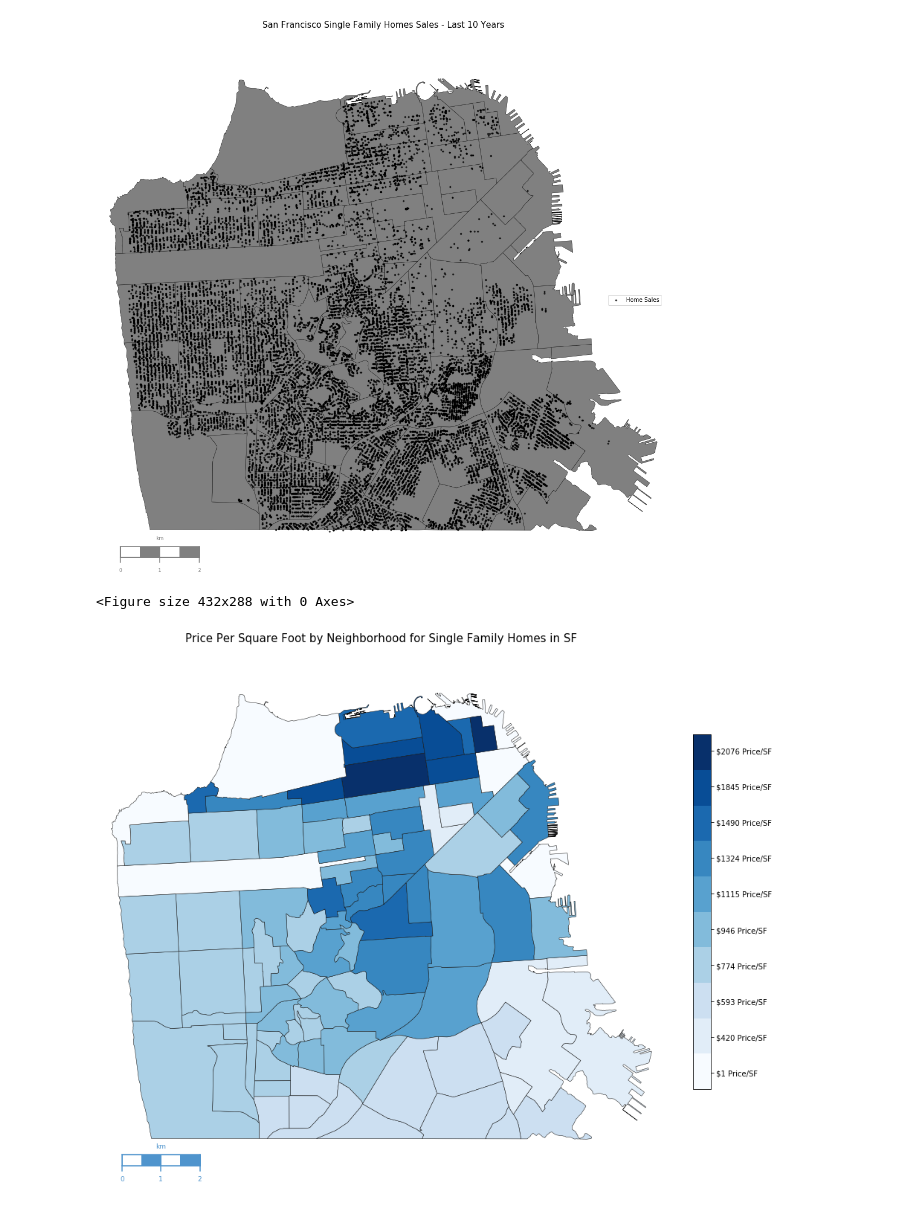
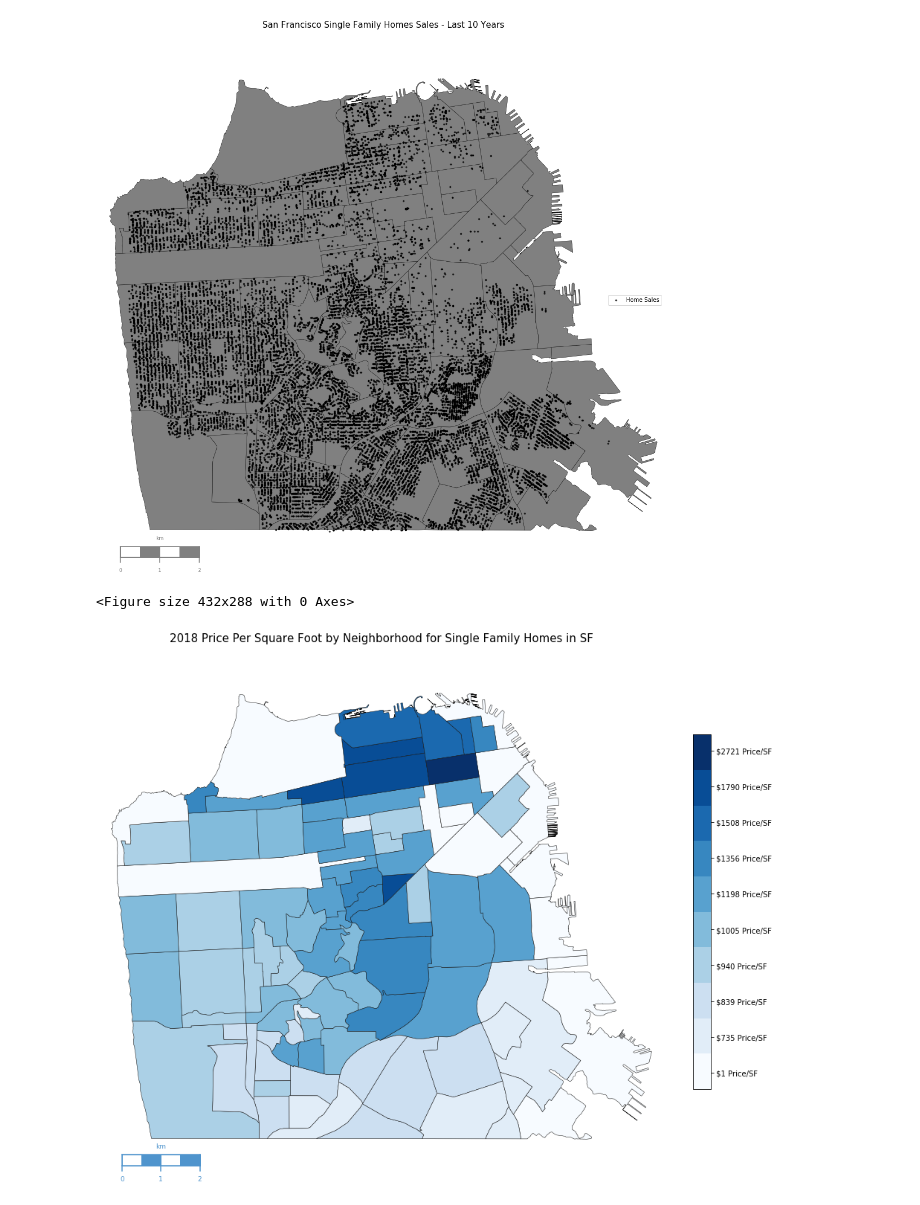
Before and after one commit to Ahdeny/SF_Real_Estate_Project, a Jupyter notebook: SF Map Code Master.ipynb, the cells around one changed output. Saved outputs shown, nothing was run; the diff lists cells and outputs as text; code cells hidden in the pictures.

```diff
--- a/SF Map Code Master.ipynb
+++ b/SF Map Code Master.ipynb
@@ -111,8 +111,11 @@ dtype: object
 # %%
 # Fill sf zero values with the average sf by bedroom
 averagesf_data = temp_data.groupby('beds').sf.mean()
-temp_data.loc[(temp_data['sf'] == 0) & temp_data['beds'] == 0, 'sf'] = averagesf_data.loc[0]
 
-x = temp_data[temp_data['beds'] == 0]
+# Use average sf by bedroom for each 0 value in each bedroom group
+for i in range(0, 9):
+  temp_data.loc[(temp_data['sf'] == 0) & (temp_data['beds'] == i), 'sf'] = averagesf_data.loc[i]
 
-x.head()
+# Use 10,000sf for anything over 9 bedrooms
+temp_data.loc[temp_data['sf'] == 0, 'sf'] = 10000
+temp_data = temp_data.astype({'sf': int})
@@ -151,7 +147,7 @@ year_subset.head(5)
 | 61 | -122.468070 | 37.774097 | 758 10th Ave, San Francisco, CA 9... | San Francisco | CA | 758 | 10th | NaN | ... |
 # %%
 # Create summary data by neighborhood
-neighborhood_data = pd.DataFrame({'price_sf': sf_data.groupby('subdist_no').apply(
+neighborhood_data = pd.DataFrame({'price_sf': year_subset.groupby('subdist_no').apply(
                                    lambda x: sum(x['sale_price'])/sum(x['sf']))})
 
 # Initialize the neighborhoods that have no data
@@ -355,32 +351,32 @@ def colorbar_index(ncolors, cmap, labels=None, **kwargs):
 def cmap_discretize(cmap, N):
     if type(cmap) == str:
         cmap = get_cmap(cmap)
     colors_i = np.concatenate((np.linspace(0, 1., N), (0., 0., 0., 0.)))
     colors_rgba = cmap(colors_i)
     indices = np.linspace(0, 1., N + 1)
     cdict = {}
     for ki, key in enumerate(('red', 'green', 'blue')):
         cdict[key] = [(indices[i], colors_rgba[i - 1, ki], colors_rgba[i, ki]) for i in range(N + 1)]
     return LinearSegmentedColormap(cmap.name + "_%d" % N, cdict, 1024)
 
 #Add a color bar
 cb = colorbar_index(ncolors=len(jenks_labels), cmap=cmap, shrink=0.5, labels=jenks_labels)
 cb.ax.tick_params(labelsize=10)
 
 # Draw a map scale
 m.drawmapscale(
     coords[0] + 0.015, coords[1] - 0.005,
     coords[0], coords[1],
     2.,
     barstyle='fancy', labelstyle='simple',
     fillcolor1='w', fillcolor2='#4F94CD',
     fontcolor='#4F94CD',
     zorder=5)
 
 plt.tight_layout()
-plt.title('Price Per Square Foot by Neighborhood for Single Family Homes in SF', size=15)
+plt.title('2018 Price Per Square Foot by Neighborhood for Single Family Homes in SF', size=15)
 fig.set_size_inches(15, 15)
 plt.show()
 # %% [output]
 <Figure size 432x288 with 0 Axes>
-[figure, old version]
+[figure, new version]
```
Also changed, not shown: parts of 3 cells of this notebook.
